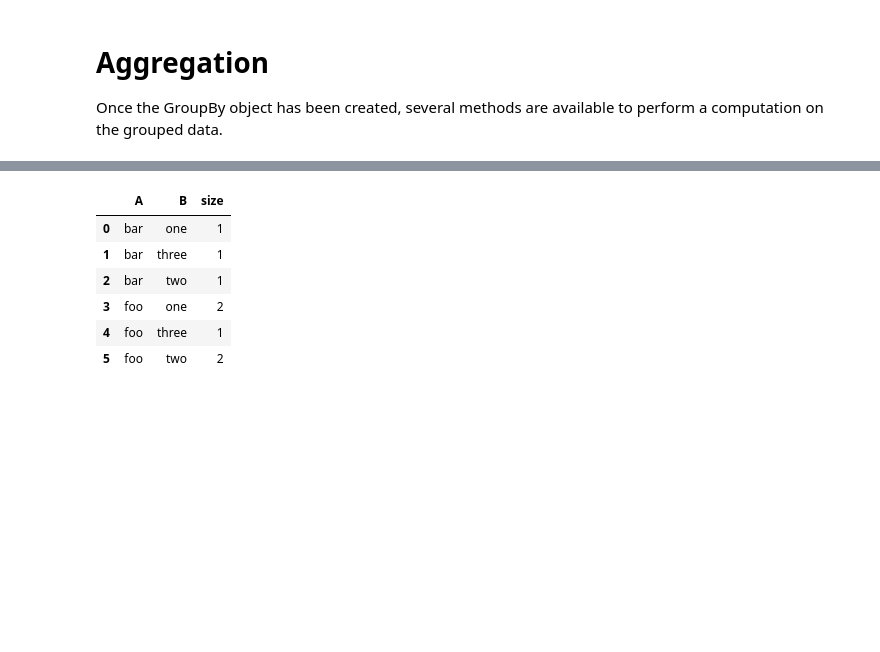
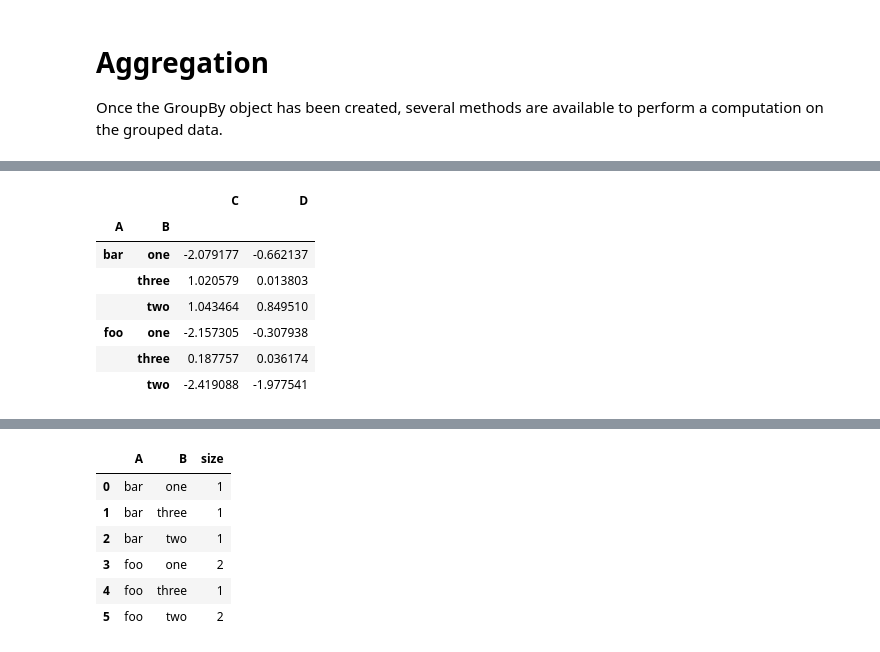
Before and after one commit to kimteespk/DADS5001-Data-Analytics-and-Data-Science-Tools-and-Programming, a Jupyter notebook: 03_Grouping/Week4_groupby.ipynb, the cells around one changed output, grey strips where cells are left out. Saved outputs shown, nothing was run; the diff lists cells and outputs as text; code cells hidden in the pictures; blank space fills up the shorter version.

```diff
--- a/03_Grouping/Week4_groupby.ipynb
+++ b/03_Grouping/Week4_groupby.ipynb
@@ -152,3 +160,14 @@ grouped.aggregate(np.sum)
+# %%
+grouped.sum()
+# %% [output]
+|  |  | C | D |
+| A | B |  |  |
+| bar | one | -2.079177 | -0.662137 |
+|  | three | 1.020579 | 0.013803 |
+|  | two | 1.043464 | 0.849510 |
+| foo | one | -2.157305 | -0.307938 |
+|  | three | 0.187757 | 0.036174 |
+|  | two | -2.419088 | -1.977541 |
 # %%
 grouped = df.groupby(["A", "B"], as_index=False)
 grouped.aggregate(np.sum)
```
Also changed, not shown: parts of 18 cells of this notebook.
